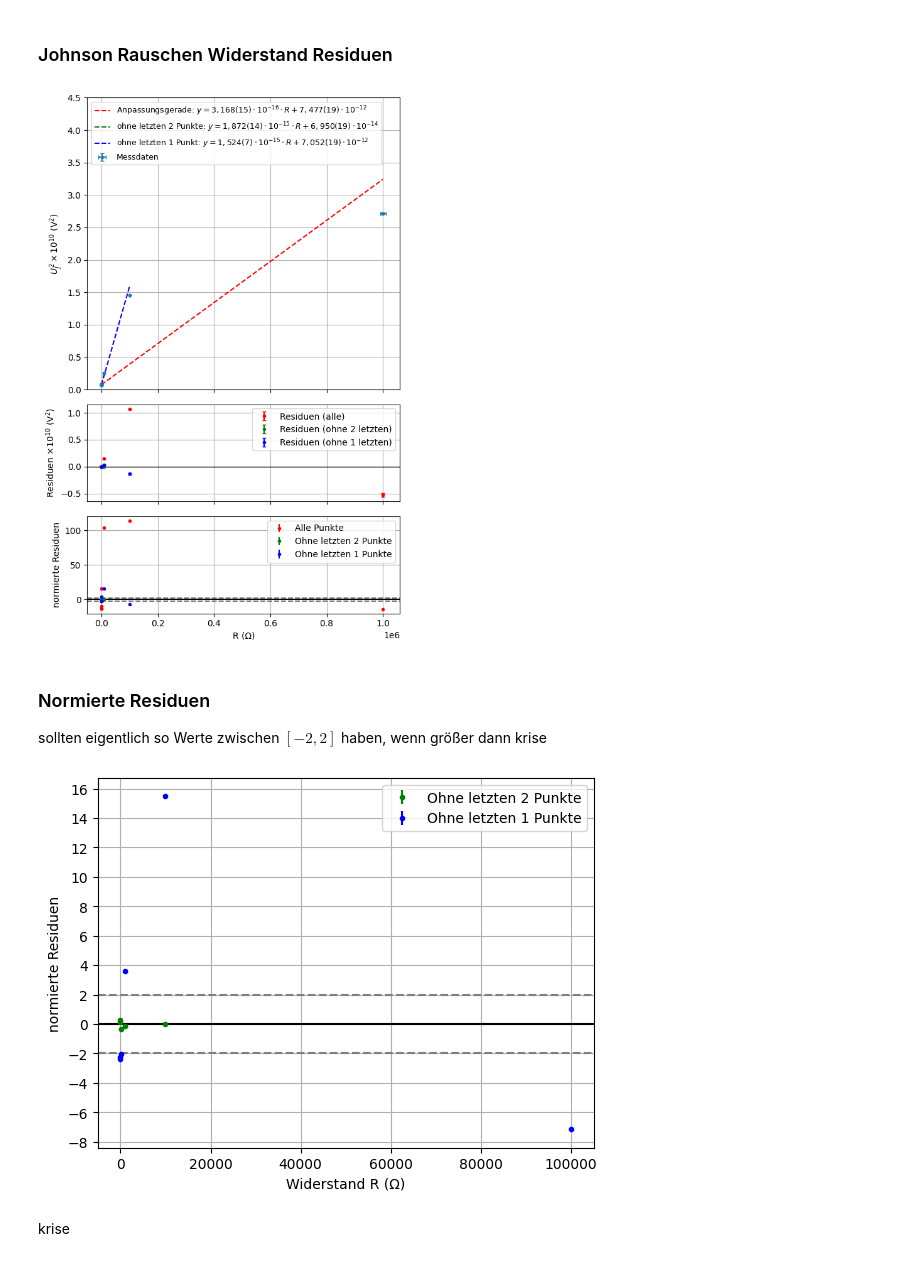
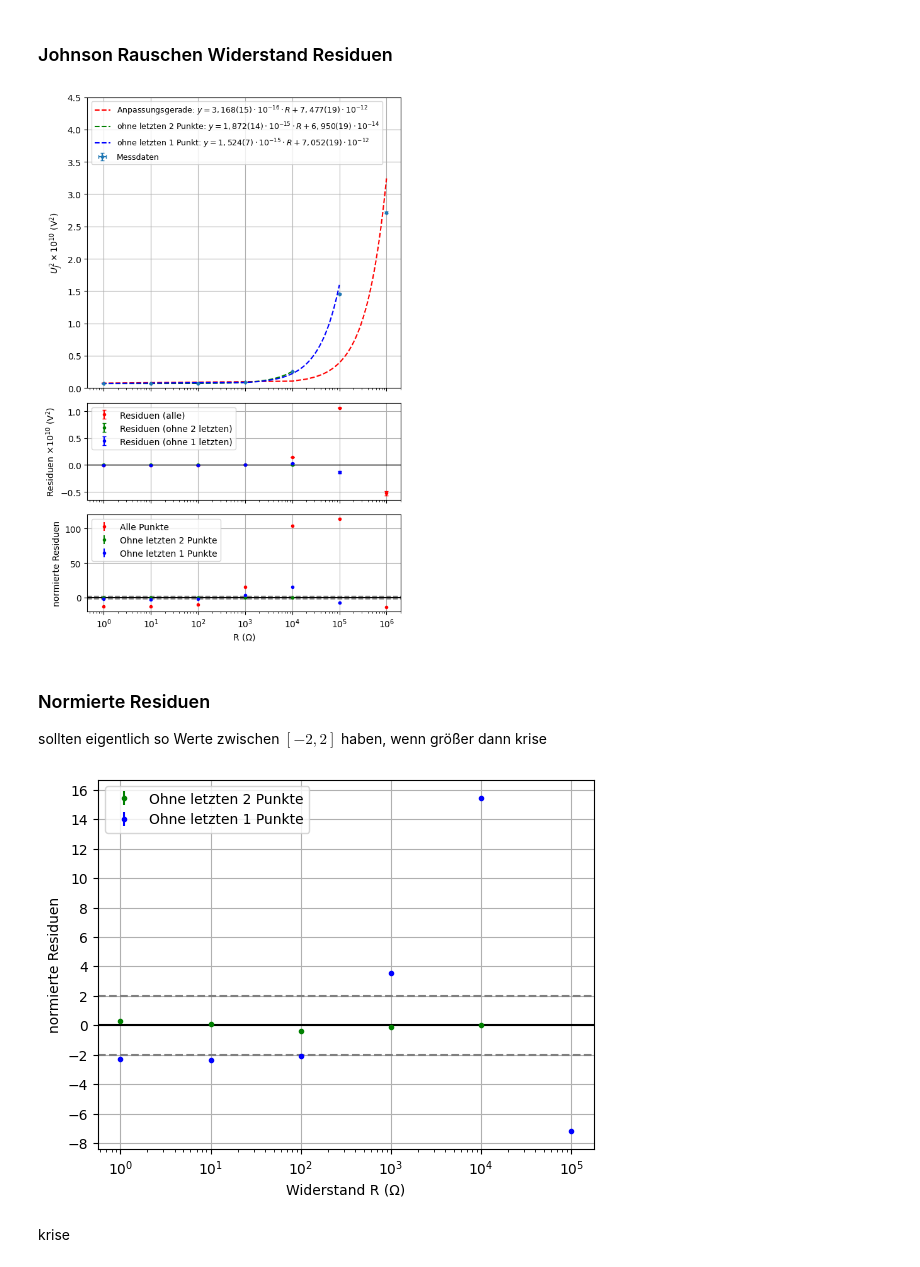
Before and after one commit to itzhaQQ/P4_WS2526, a Jupyter notebook: 425_ElektronischesRauschen/src/johnson.ipynb, the cells around one changed output. Drawn from its saved outputs; the diff is of its cells as text; code cells hidden in the pictures.

```diff
--- a/425_ElektronischesRauschen/src/johnson.ipynb
+++ b/425_ElektronischesRauschen/src/johnson.ipynb
@@ -215,7 +215,7 @@ fig, (ax1, ax2, ax3) = plt.subplots(3, 1, sharex=True,
 
 # --- Upper plot: data + fits ---
 ax1.set_ylim(0, 4.5)
-#ax1.set_xscale('log')
+ax1.set_xscale('log')
 ax1.errorbar(R, U_J2*1e10, xerr=R_err, yerr=U_J2_err*1e10,
              fmt='.', capsize=2, label='Messdaten')
 ax1.plot(x_fit, y_fit*1e10, 'r--', label=r'Anpassungsgerade: $y = 3,168(15)\cdot 10^{-16} \cdot R + 7,477(19)\cdot 10^{-12}$')
@@ -228,42 +228,42 @@ ax1.grid(True)
 # --- Lower plot: residuals ---
 # --- Residuenplot mit Fehlerbalken ---
 ax2.axhline(0, color='k', lw=1)
-#ax2.set_xscale('log')
+ax2.set_xscale('log')
 ax2.errorbar(x,  residuals*1e10,  yerr=sigma_r*1e10,  fmt='r.', capsize=2, label='Residuen (alle)')
 ax2.errorbar(x2, residuals2*1e10, yerr=sigma_r2*1e10, fmt='g.', capsize=2, label='Residuen (ohne 2 letzten)')
 ax2.errorbar(x3, residuals3*1e10, yerr=sigma_r3*1e10, fmt='b.', capsize=2, label='Residuen (ohne 1 letzten)')
 ax3.set_xlabel('R (Ω)')
 ax2.set_ylabel(r'Residuen $\times 10^{10}$ (V$^2$)')
 ax2.grid(True); ax2.legend()
 
 ax3.axhline(0, color='k')
 ax3.axhline(2, color='gray', ls='--')
 ax3.axhline(-2, color='gray', ls='--')
-#ax3.set_xscale('log')
+ax3.set_xscale('log')
 ax3.set_ylabel('normierte Residuen')
 ax3.errorbar(R, norm_res, yerr=np.ones_like(norm_res)*0.1, fmt='r.', label='Alle Punkte')
 ax3.errorbar(x2, norm_res2, yerr=np.ones_like(norm_res2)*0.1, fmt='g.', label='Ohne letzten 2 Punkte')
 ax3.errorbar(x3, norm_res3, yerr=np.ones_like(norm_res3)*0.1, fmt='b.', label='Ohne letzten 1 Punkte')
 ax3.grid(True); ax3.legend()
 plt.tight_layout();
-plt.savefig('../plots/johnson_rauschen_widerstand_norm_residuen.pdf', dpi=300)
+plt.savefig('../plots/johnson_rauschen_widerstand_norm_residuen_log.pdf', dpi=300)
 plt.show()
 
 
 #ax2.axhline(0, color='black', lw=1)
 #ax2.errorbar(R, residuals*1e10, yerr=U_J2_err*1e10,
 #             fmt='.', color='r', capsize=2, label='Residuen')
 #ax2.errorbar(x2, residuals2*1e10, yerr=y2_err*1e10,
 #             fmt='.', color='g', capsize=2, label='Residuen (ohne letzten)')
 #ax2.set_xlabel('Widerstand R (Ω)')
 #ax2.set_ylabel(r'Residuen $\times 10^{10}$ (V$^2$)')
 #ax2.grid(True)
 #ax2.legend()
 
 #plt.tight_layout()
 #plt.show()
 # %% [output]
-[figure, old version]
+[figure, new version]
 # %% [markdown]
 ### Normierte Residuen
 
@@ -279,16 +279,16 @@ ax.errorbar(x3, norm_res3, yerr=np.ones_like(norm_res3)*0.1, fmt='b.', label='Oh
 plt.xlabel('Widerstand R (Ω)')
 plt.yticks([-8, -6, -4, -2, 0, 2, 4, 6, 8, 10, 12, 14, 16])
 plt.ylabel('normierte Residuen')
-#plt.xscale('log')
+plt.xscale('log')
 #plt.ylim(-20, 20)
 plt.legend()
 plt.grid()
-plt.savefig('../plots/johnson_rauschen_widerstand_norm_residuen_red.pdf', dpi=300)
+plt.savefig('../plots/johnson_rauschen_widerstand_norm_residuen_red_log.pdf', dpi=300)
 plt.show()
 
 # scheise
 # %% [output]
-[figure, old version]
+[figure, new version]
 # %% [markdown]
 krise
 # %% [markdown]
```
Also changed, not shown: parts of 2 cells of this notebook, 17 other files.
